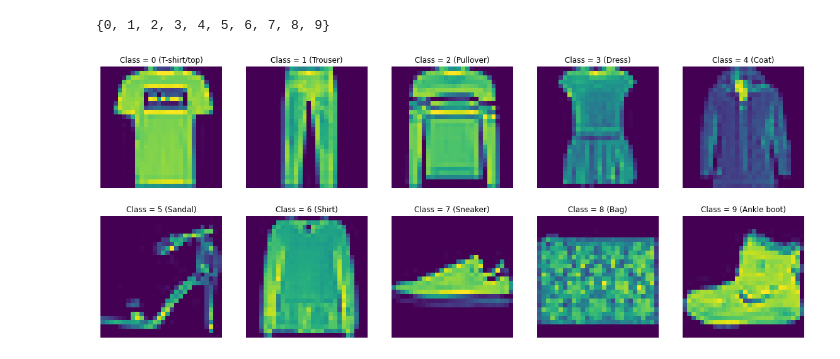
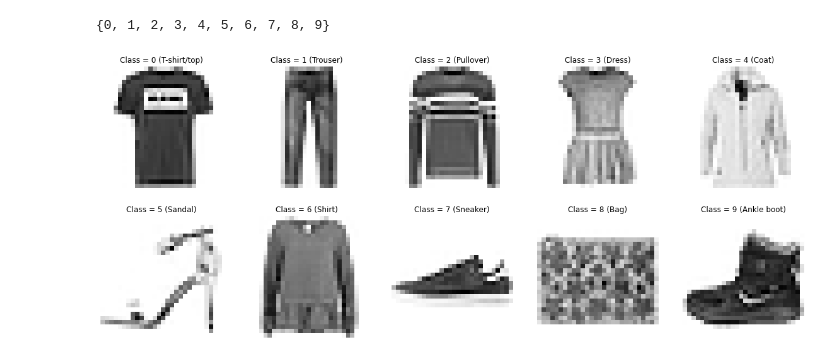
Before and after one commit to vikram-kv/cs6910_assignment1, a Jupyter notebook: sample_dataset.ipynb, the cells around one changed output. Cells and saved outputs as stored; diff of their text form; code cells hidden in the pictures.

```diff
--- a/sample_dataset.ipynb
+++ b/sample_dataset.ipynb
@@ -20,17 +20,17 @@ num_classes = len(class_labels)
 # %%
 # Representative images for each class
 class_to_image = [[] for i in range(num_classes)]
 for idx in range(x_train.shape[0]):
     class_to_image[y_train[idx]] += [idx]
 
 figure, axis = plt.subplots(2, 5, figsize=(20,8))
 
 for c in class_labels:
     i, j = c//5, c%5
     axis[i][j].set_title(f'Class = {c} ({class_names_dict[c]})')
-    axis[i][j].imshow(x_train[class_to_image[c][0]])
+    axis[i][j].imshow(x_train[class_to_image[c][0]], cmap='Greys')
     axis[i][j].axis('off')
 
 plt.show()
 # %% [output]
-[figure, old version]
+[figure, new version]
```
